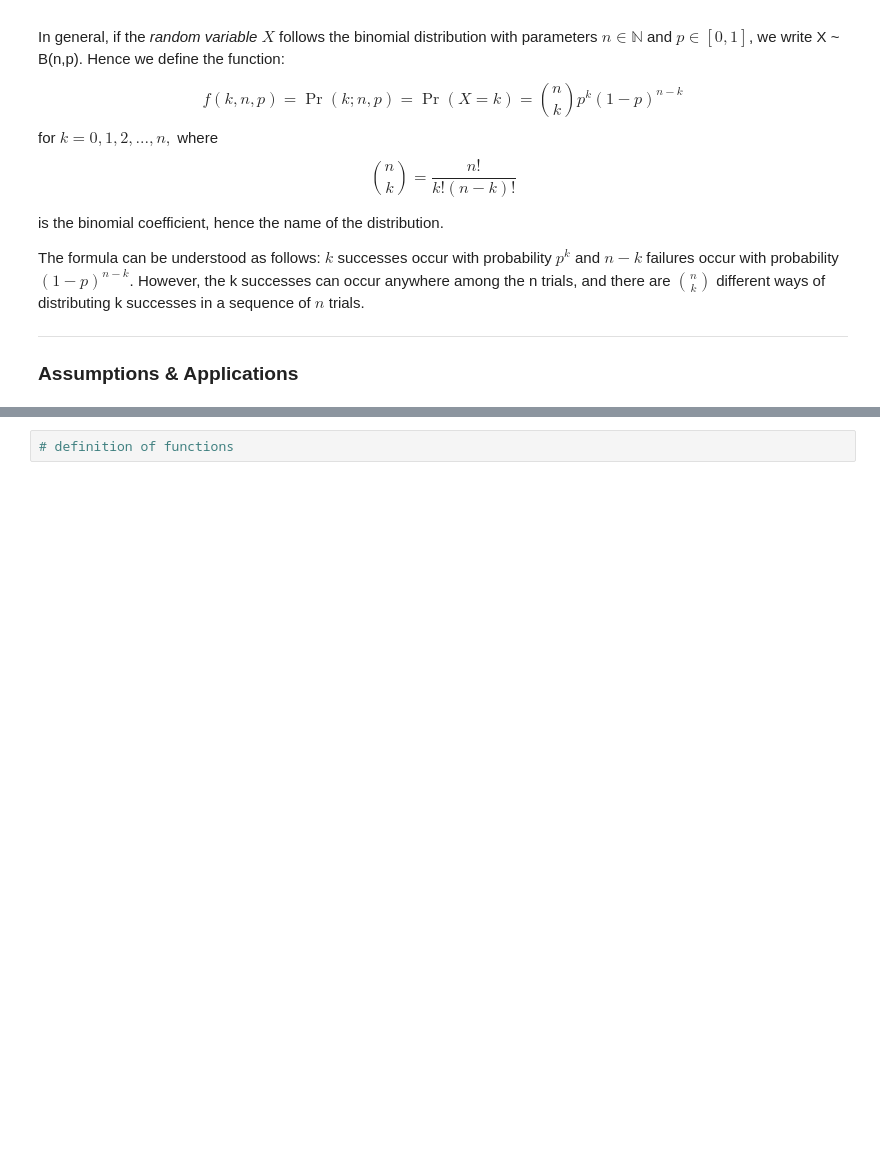
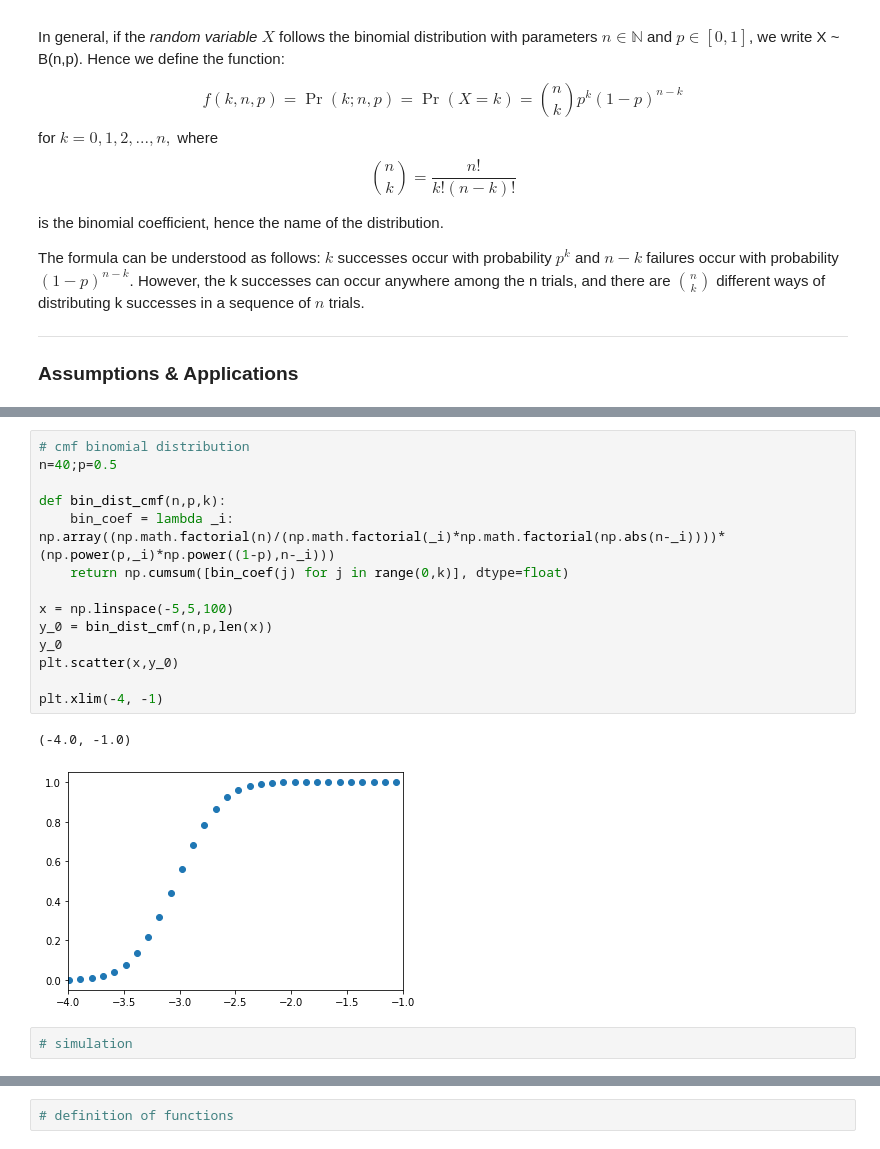
Before and after one commit to adeeconometrics/literate-programming, a Jupyter notebook: Probability_Distributions_Discrete.ipynb, the cells around one changed output, grey strips where cells are left out. Saved outputs shown, nothing was run; the diff lists cells and outputs as text; blank space fills up the shorter version.

```diff
--- a/Probability_Distributions_Discrete.ipynb
+++ b/Probability_Distributions_Discrete.ipynb
@@ -60,0 +78,19 @@ The formula can be understood as follows: $k$ successes occur with probability $
+# %%
+# cmf binomial distribution
+n=40;p=0.5
+
+def bin_dist_cmf(n,p,k):
+    bin_coef = lambda _i: np.array((np.math.factorial(n)/(np.math.factorial(_i)*np.math.factorial(np.abs(n-_i))))*(np.power(p,_i)*np.power((1-p),n-_i)))
+    return np.cumsum([bin_coef(j) for j in range(0,k)], dtype=float)
+
+x = np.linspace(-5,5,100)
+y_0 = bin_dist_cmf(n,p,len(x))
+y_0
+plt.scatter(x,y_0)
+
+plt.xlim(-4, -1)
+# %% [output]
+(-4.0, -1.0)
+[figure, added]
+# %%
+# simulation
```
Also changed, not shown: parts of 19 cells of this notebook.
